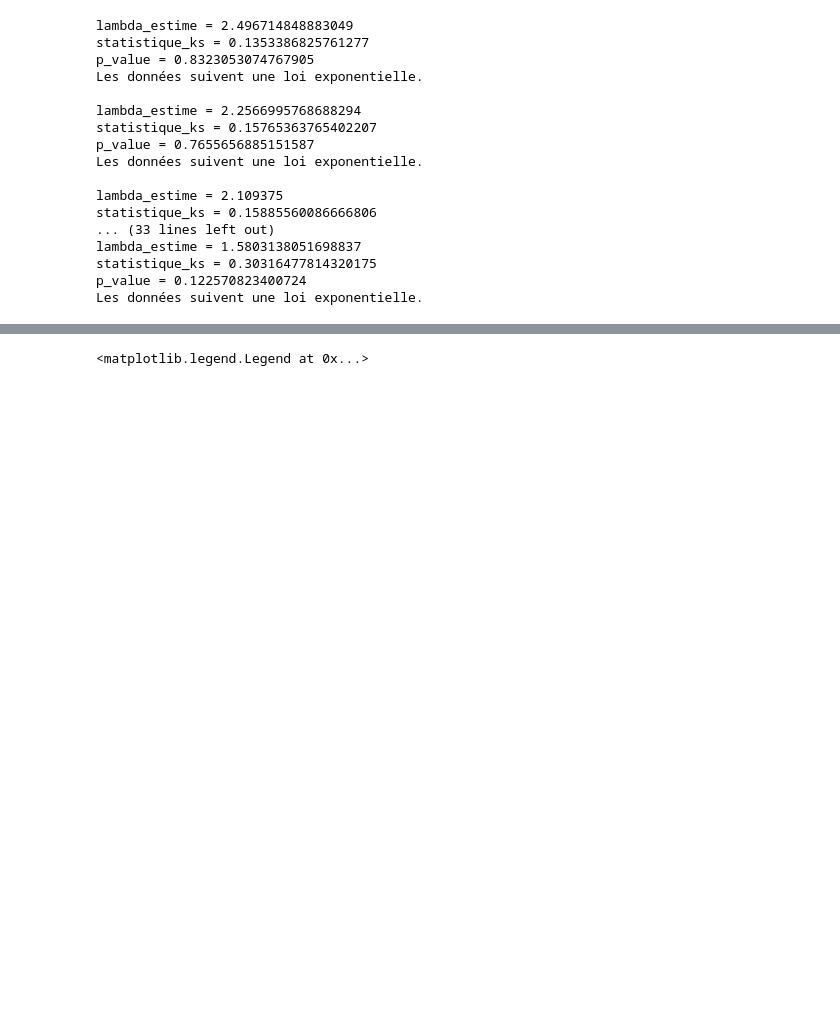
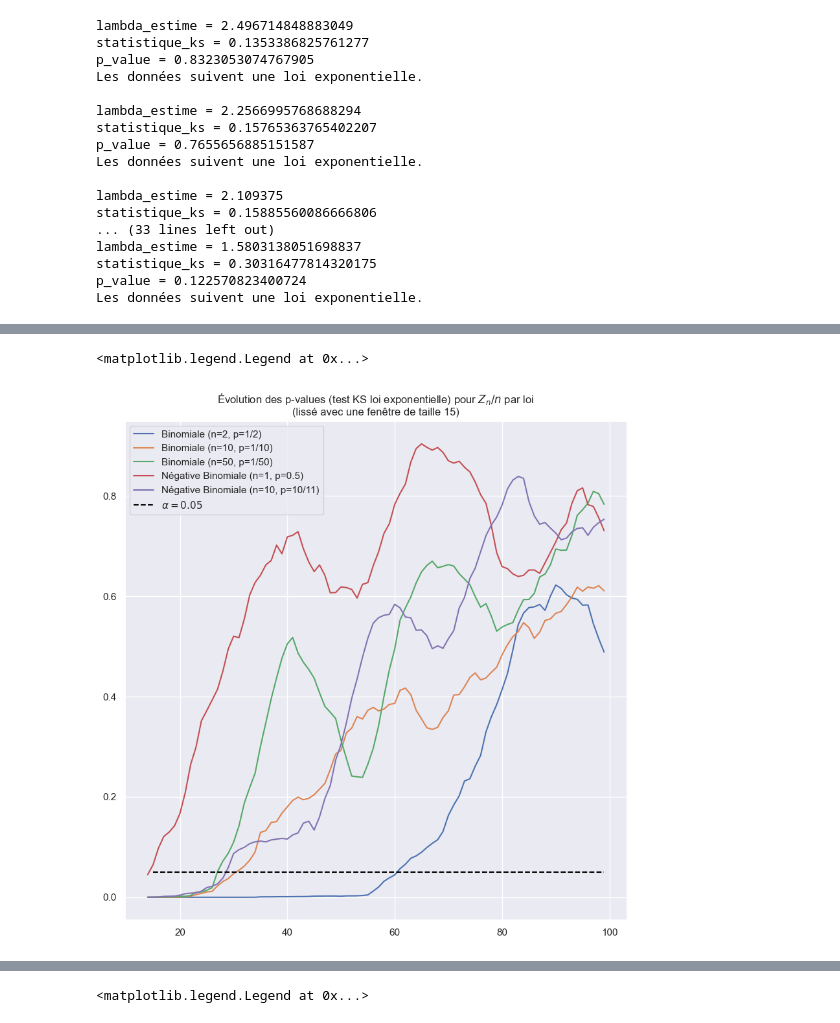
Before and after one commit to Ab2nour/epidemic-simulation, a Jupyter notebook: src/notebooks/galton-watson.ipynb, the cells around one changed output, grey strips where cells are left out. Saved outputs shown, nothing was run; the diff lists cells and outputs as text; code cells hidden in the pictures; blank space fills up the shorter version.

```diff
--- a/src/notebooks/galton-watson.ipynb
+++ b/src/notebooks/galton-watson.ipynb
@@ -455,0 +486,26 @@ plt.legend()
+# %%
+periode_lissage = 15
+
+p_value_df[[
+    "Binomiale (n=2, p=1/2)",
+    "Binomiale (n=10, p=1/10)",
+    "Binomiale (n=50, p=1/50)",
+    "Négative Binomiale (n=1, p=0.5)",
+    "Négative Binomiale (n=10, p=10/11)",
+]].rolling(window=periode_lissage).mean().plot(figsize=(10, 10))
+
+plt.title(
+    "Évolution des p-values (test KS loi exponentielle) pour $Z_n / n$ par loi"
+    f"\n(lissé avec une fenêtre de taille {periode_lissage})"
+)
+plt.plot(
+    list(range(periode_lissage, nb_repetitions)),
+    [alpha for _ in range(periode_lissage, nb_repetitions)],
+    label=r"$\alpha = 0.05$",
+    color="black",
+    linestyle="dashed"
+)
+plt.legend()
+# %% [output]
+<matplotlib.legend.Legend at 0x...>
+[figure, added]
```
Also changed, not shown: parts of 11 cells of this notebook, 1 other file.
